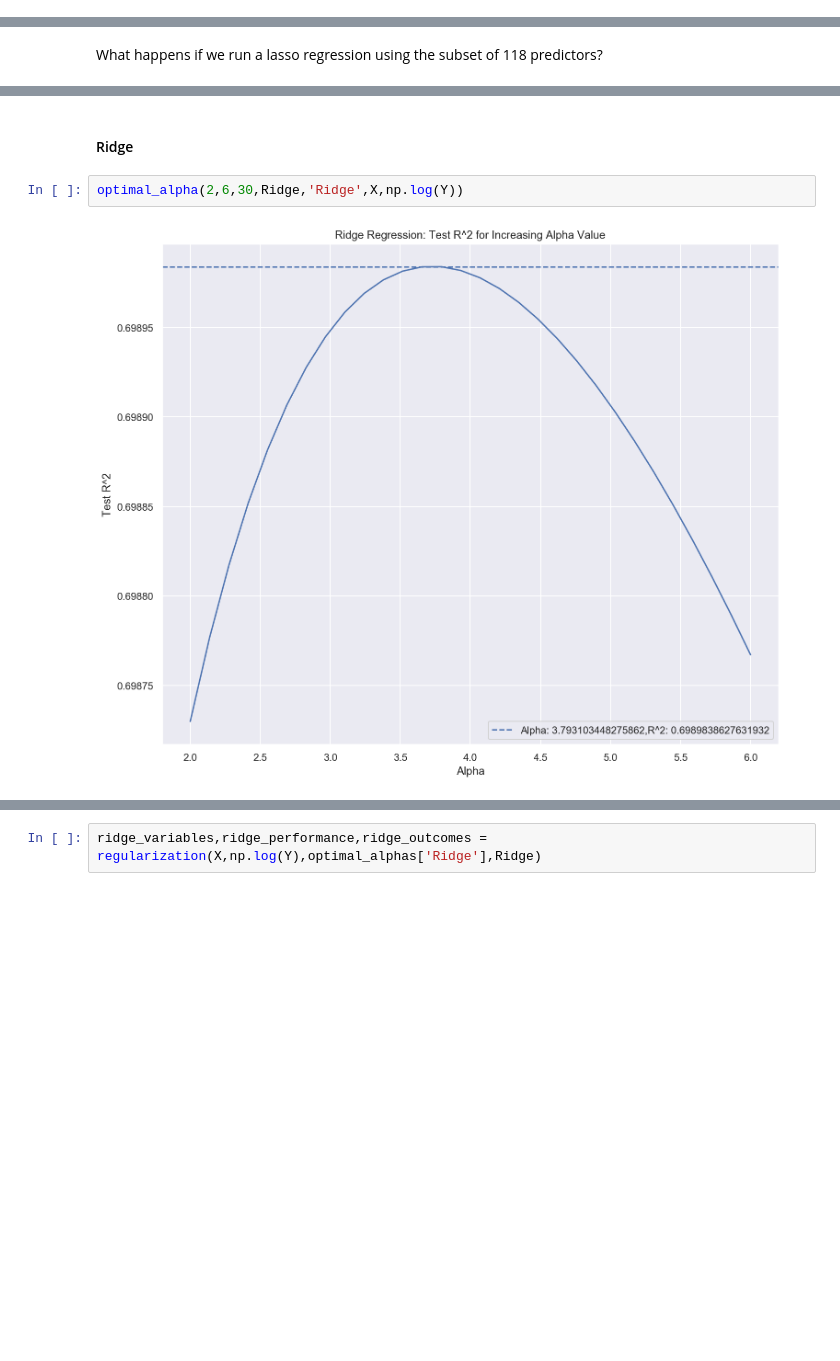
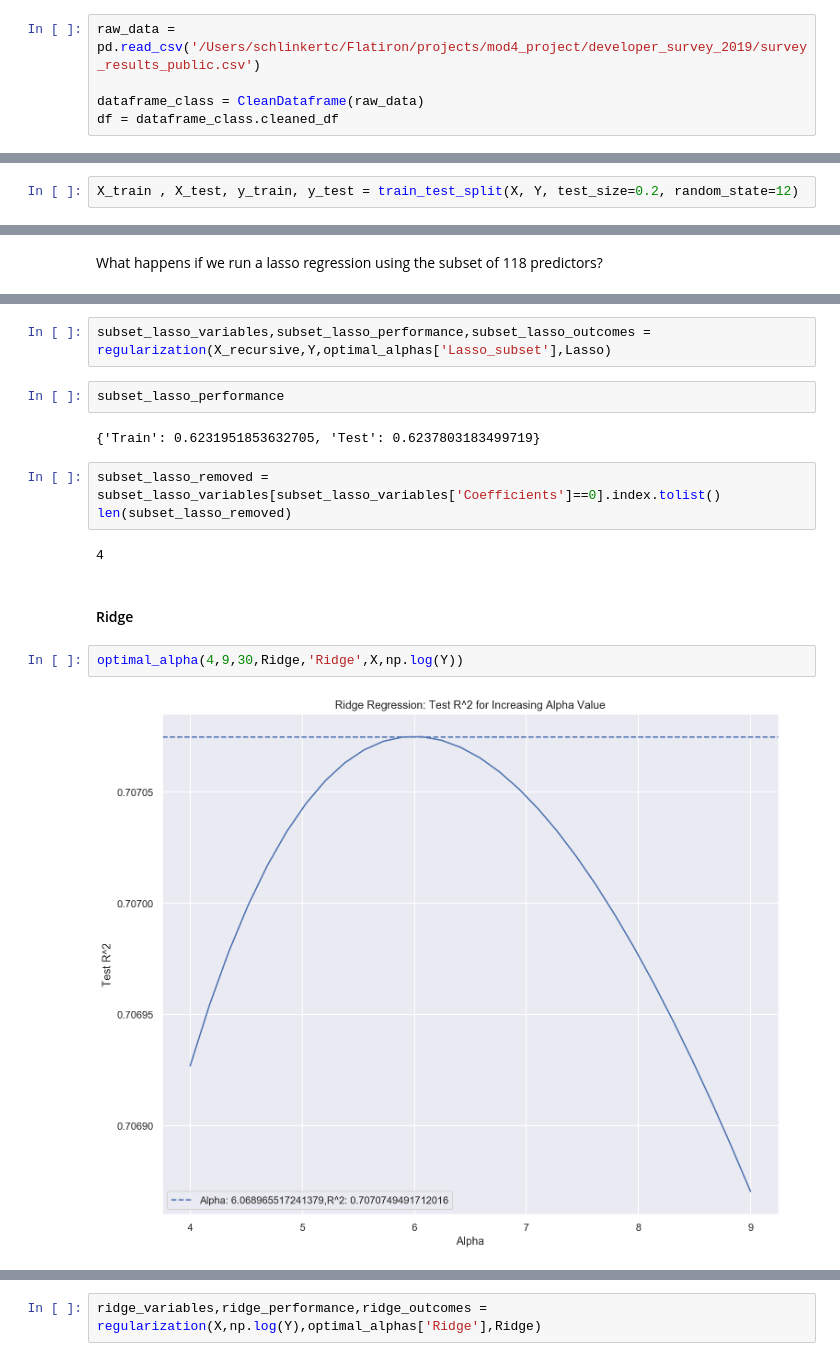
Before and after one commit to KennyMiyasato/developer_salary_predictor, a Jupyter notebook: charlie/charlie_index.ipynb, the cells around one changed output, grey strips where cells are left out. Drawn from its saved outputs; the diff is of its cells as text; blank space fills up the shorter version.

```diff
--- a/charlie/charlie_index.ipynb
+++ b/charlie/charlie_index.ipynb
@@ -60,6 +36,11 @@ After setting our X and Y variables, we're ready to being our linear regression.
 - First we solve for the ordinary least squares regression and return performance metrics, coefficient values, and predicted vs observed outcomes.
 - Next, the recursive ols function will run the regression, elimnate any coeffecients with a p-value above .05, and run the regression again.
     - This will repeat until all coefficients have an an acceptable p-value.
+# %%
+raw_data = pd.read_csv('/Users/schlinkertc/Flatiron/projects/mod4_project/developer_survey_2019/survey_results_public.csv')
+
+dataframe_class = CleanDataframe(raw_data)
+df = dataframe_class.cleaned_df
 # %%
 # set X and Y
 X = df.drop(columns=['Respondent','ConvertedComp'])
@@ -68,0 +48,2 @@ sm_performance,sm_variables,sm_outcomes = sm_OLS(X,Y)
+# %%
+X_train , X_test, y_train, y_test = train_test_split(X, Y, test_size=0.2, random_state=12)
@@ -265,6 +339,17 @@ It turns out that when we run a lasso regression using our subset of 118 predict
+# %%
+subset_lasso_variables,subset_lasso_performance,subset_lasso_outcomes = regularization(X_recursive,Y,optimal_alphas['Lasso_subset'],Lasso)
+# %%
+subset_lasso_performance
+# %% [output]
+{'Train': 0.6231951853632705, 'Test': 0.6237803183499719}
+# %%
+subset_lasso_removed = subset_lasso_variables[subset_lasso_variables['Coefficients']==0].index.tolist()
+len(subset_lasso_removed)
+# %% [output]
+4
 # %% [markdown]
 #### Ridge
 # %%
-optimal_alpha(2,6,30,Ridge,'Ridge',X,np.log(Y))
+optimal_alpha(4,9,30,Ridge,'Ridge',X,np.log(Y))
 # %% [output]
-[figure, old version]
+[figure, new version]
```
Also changed, not shown: parts of 84 cells of this notebook.
